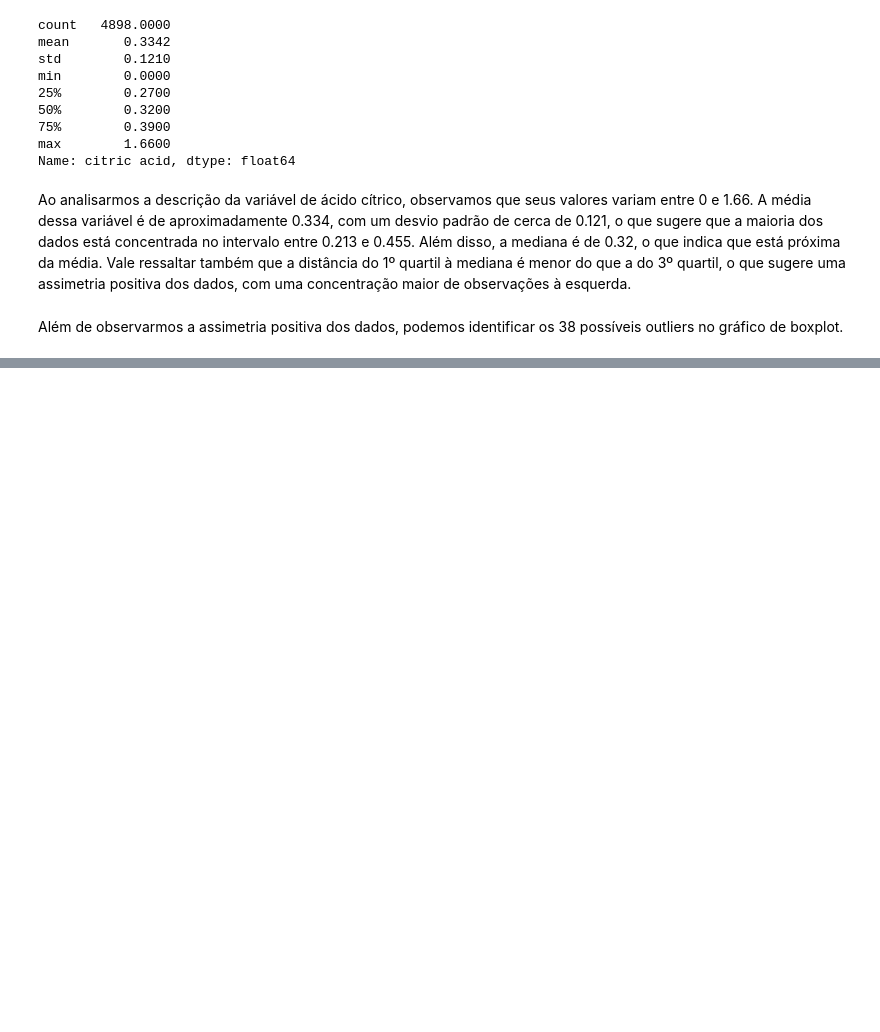
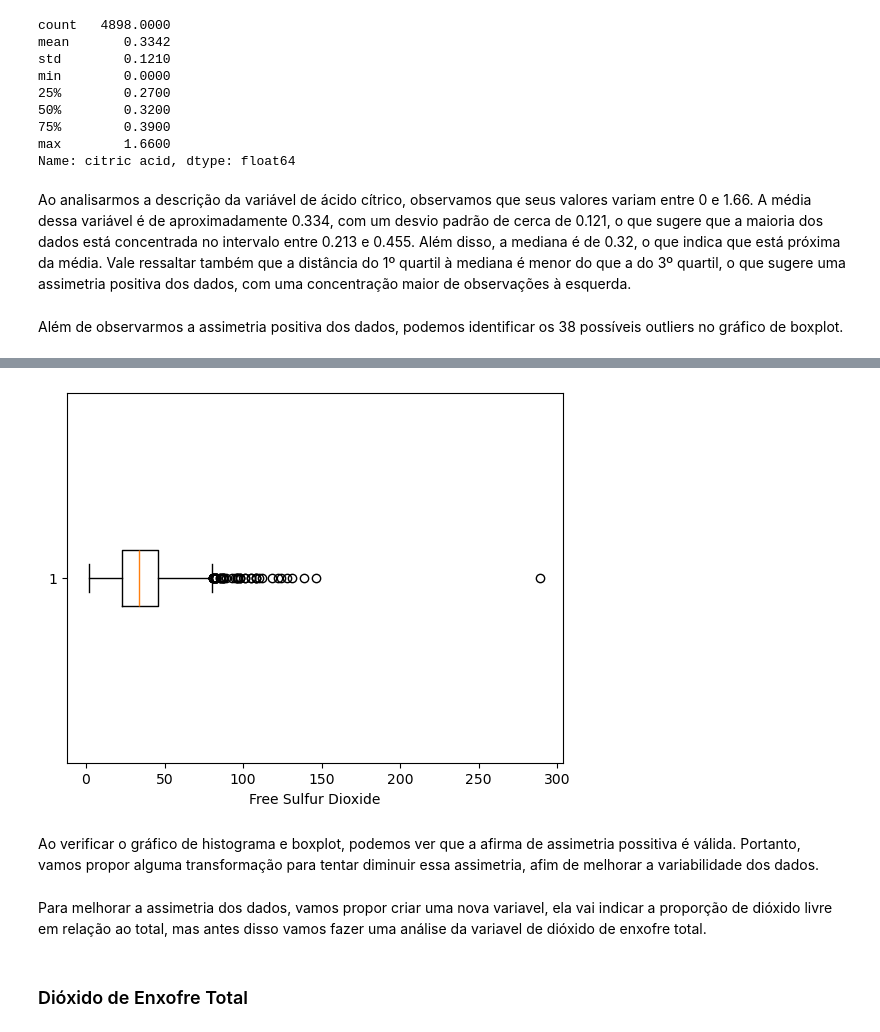
Before and after one commit to gabrieldadcarvalho/machine_learning, a Jupyter notebook: wine_quality/analitic_wine.ipynb, the cells around one changed output, grey strips where cells are left out. Cells and saved outputs as stored; diff of their text form; code cells hidden in the pictures; blank space fills up the shorter version.

```diff
--- a/wine_quality/analitic_wine.ipynb
+++ b/wine_quality/analitic_wine.ipynb
@@ -259,0 +445,12 @@ px.box(np.log(a) ** (1 / 1.4)).show()
+# %%
+plt.boxplot(x['free sulfur dioxide'], vert=False)
+plt.xlabel('Free Sulfur Dioxide')
+plt.show()
+# %% [output]
+[figure, added]
+# %% [markdown]
+Ao verificar o gráfico de histograma e boxplot, podemos ver que a afirma de assimetria possitiva é válida. Portanto, vamos propor alguma transformação para tentar diminuir essa assimetria, afim de melhorar a variabilidade dos dados.
+# %% [markdown]
+Para melhorar a assimetria dos dados, vamos propor criar uma nova variavel, ela vai indicar a proporção de dióxido livre em relação ao total, mas antes disso vamos fazer uma análise da variavel de dióxido de enxofre total.
+# %% [markdown]
+### Dióxido de Enxofre Total
```
Also changed, not shown: parts of 69 cells of this notebook.
